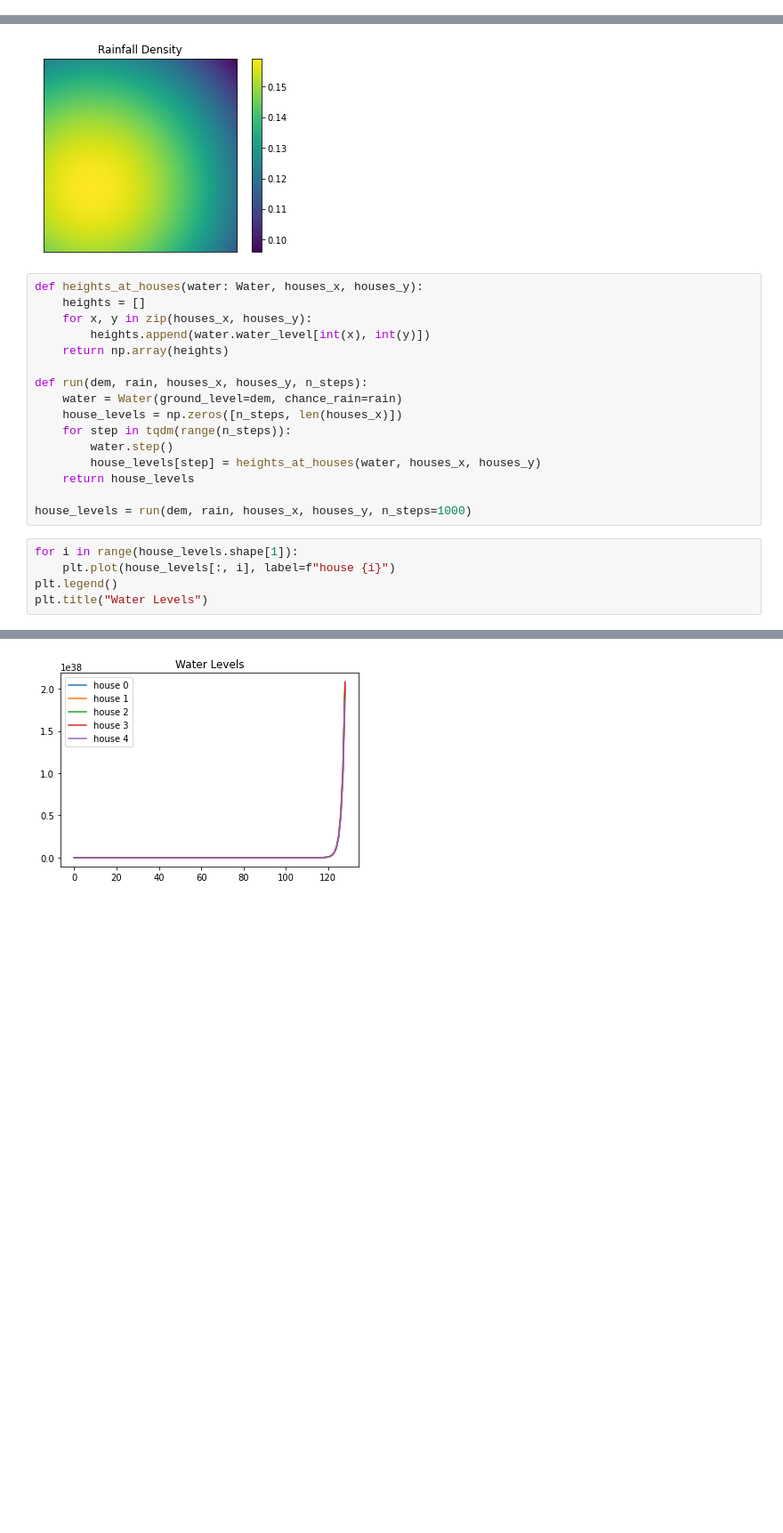
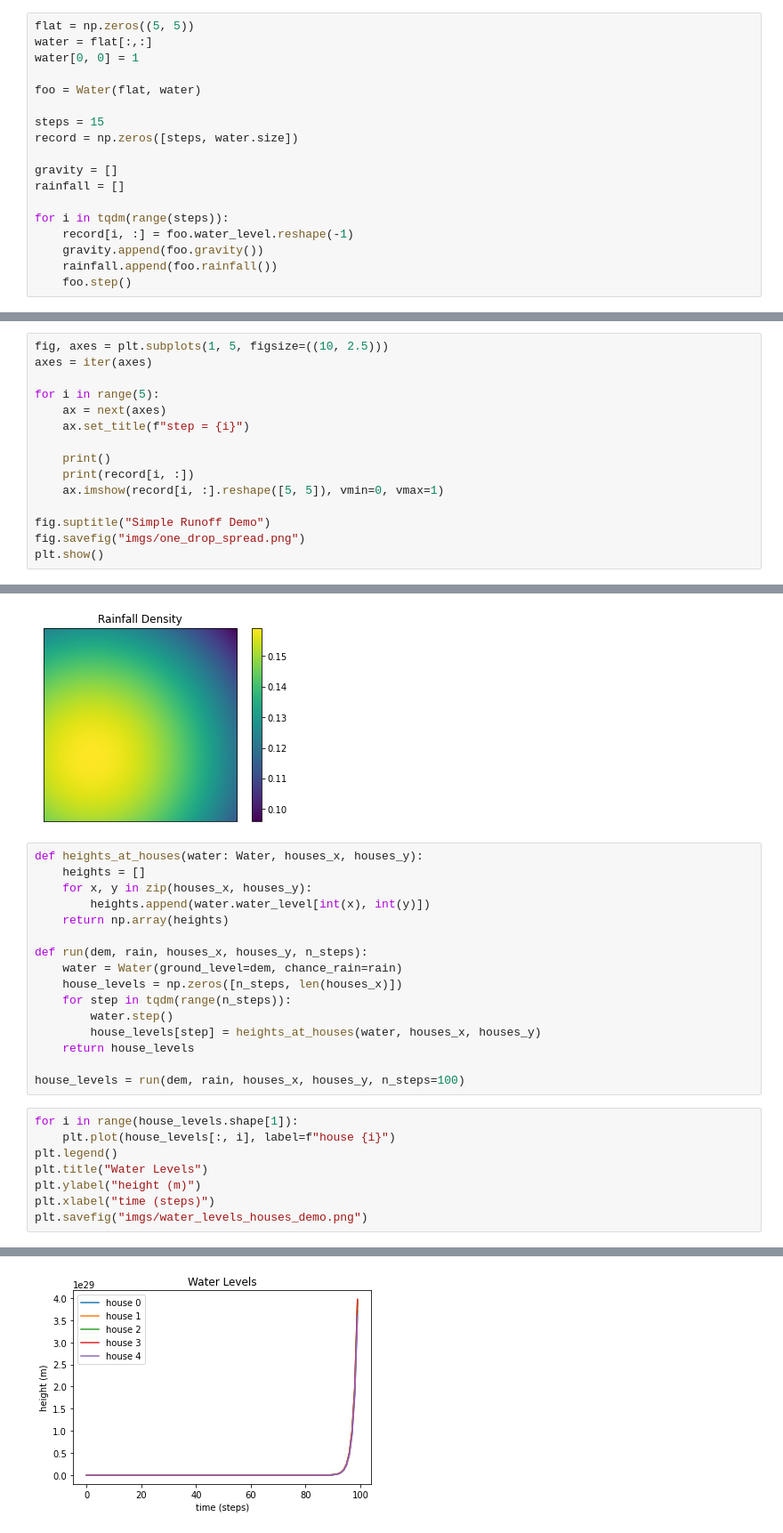
Before and after one commit to leo-ware/waterflow, a Jupyter notebook: run.ipynb, the cells around one changed output, grey strips where cells are left out. Shown at 89% size. Saved outputs shown, nothing was run; the diff lists cells and outputs as text; blank space fills up the shorter version.

```diff
--- a/run.ipynb
+++ b/run.ipynb
@@ -7,0 +10,18 @@ from src.water import Water
+# %%
+flat = np.zeros((5, 5))
+water = flat[:,:]
+water[0, 0] = 1
+
+foo = Water(flat, water)
+
+steps = 15
+record = np.zeros([steps, water.size])
+
+gravity = []
+rainfall = []
+
+for i in tqdm(range(steps)):
+    record[i, :] = foo.water_level.reshape(-1)
+    gravity.append(foo.gravity())
+    rainfall.append(foo.rainfall())
+    foo.step()
@@ -7,0 +39,15 @@ from src.water import Water
+# %%
+fig, axes = plt.subplots(1, 5, figsize=((10, 2.5)))
+axes = iter(axes)
+
+for i in range(5):
+    ax = next(axes)
+    ax.set_title(f"step = {i}")
+
+    print()
+    print(record[i, :])
+    ax.imshow(record[i, :].reshape([5, 5]), vmin=0, vmax=1)
+
+fig.suptitle("Simple Runoff Demo")
+fig.savefig("imgs/one_drop_spread.png")
+plt.show()
@@ -61,10 +177,13 @@ def run(dem, rain, houses_x, houses_y, n_steps):
         house_levels[step] = heights_at_houses(water, houses_x, houses_y)
     return house_levels
 
-house_levels = run(dem, rain, houses_x, houses_y, n_steps=1000)
+house_levels = run(dem, rain, houses_x, houses_y, n_steps=100)
 # %%
 for i in range(house_levels.shape[1]):
     plt.plot(house_levels[:, i], label=f"house {i}")
 plt.legend()
 plt.title("Water Levels")
+plt.ylabel("height (m)")
+plt.xlabel("time (steps)")
+plt.savefig("imgs/water_levels_houses_demo.png")
 # %% [output]
@@ -72 +190 @@ Text(0.5, 1.0, 'Water Levels')
-[figure, old version]
+[figure, new version]
```
Also changed, not shown: parts of 11 cells of this notebook, 12 other files.
